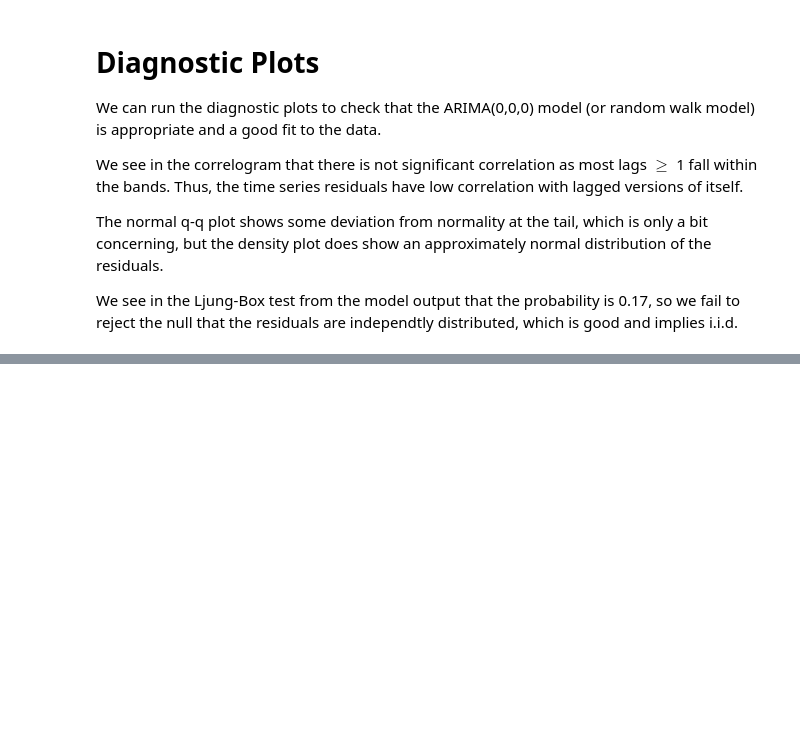
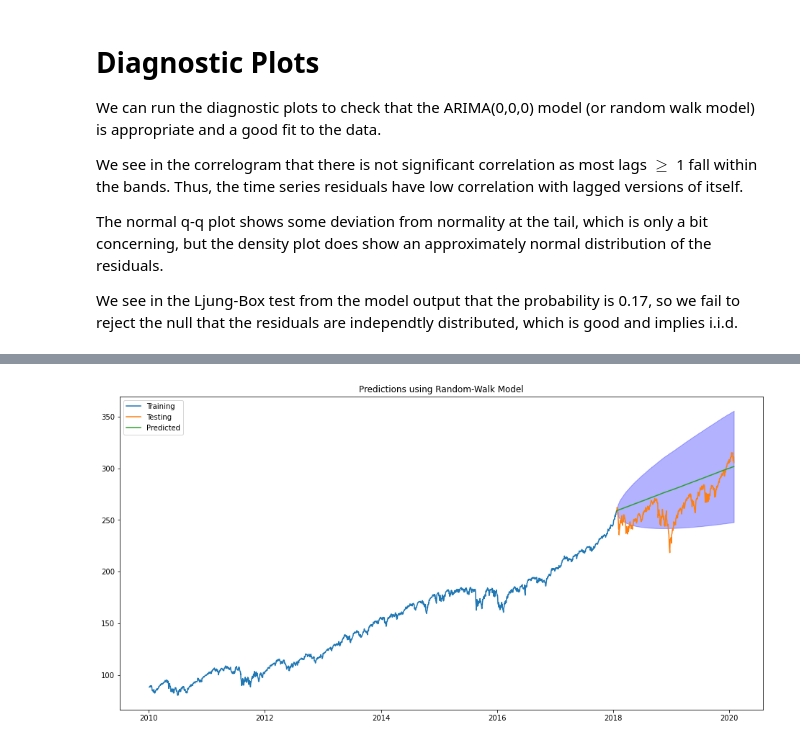
Before and after one commit to danielherrerahsph/SPYtimeseries, a Jupyter notebook: data_pull.ipynb, the cells around one changed output, grey strips where cells are left out. Cells and saved outputs as stored; diff of their text form; code cells hidden in the pictures; blank space fills up the shorter version.

```diff
--- a/data_pull.ipynb
+++ b/data_pull.ipynb
@@ -304,0 +311,26 @@ To do:
+# %%
+# Random Walk Model
+rw_preds = pd.DataFrame(model.predict(n_periods = y_test.shape[0]))
+rw_preds['date'] = y_test.index
+rw_preds = rw_preds.set_index('date')
+rw_preds.columns = ['predictions']
+
+# get CI
+model_pred_ci = model.predict(y_test.shape[0], return_conf_int=True)
+pred, ci = model_pred_ci
+lower = list(list(zip(*ci))[0])
+upper = list(list(zip(*ci))[1])
+
+
+# make plot of preds
+plt.plot(y_train,label="Training")
+plt.plot(y_test,label="Testing")
+
+plt.plot(rw_preds['predictions'],label="Predicted")
+plt.fill_between(y_test.index, lower, upper, color='blue', alpha=0.3)
+
+plt.legend(loc = 'upper left')
+plt.title('Predictions using Random-Walk Model')
+plt.show()
+# %% [output]
+[figure, added]
```
Also changed, not shown: parts of 17 cells of this notebook.
